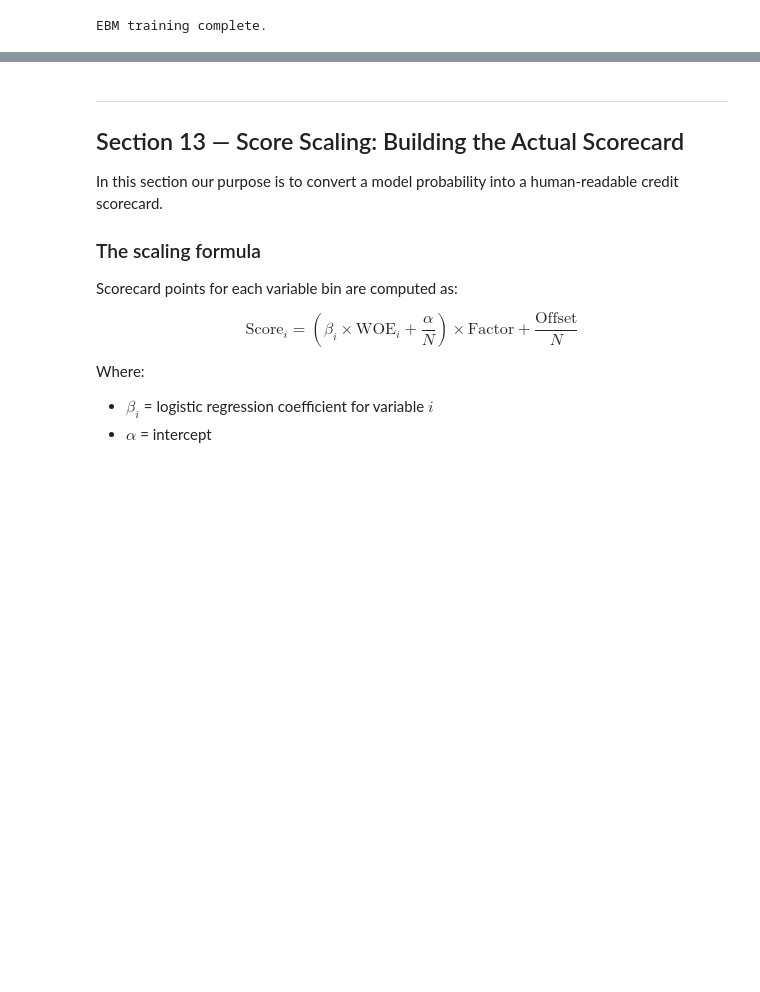
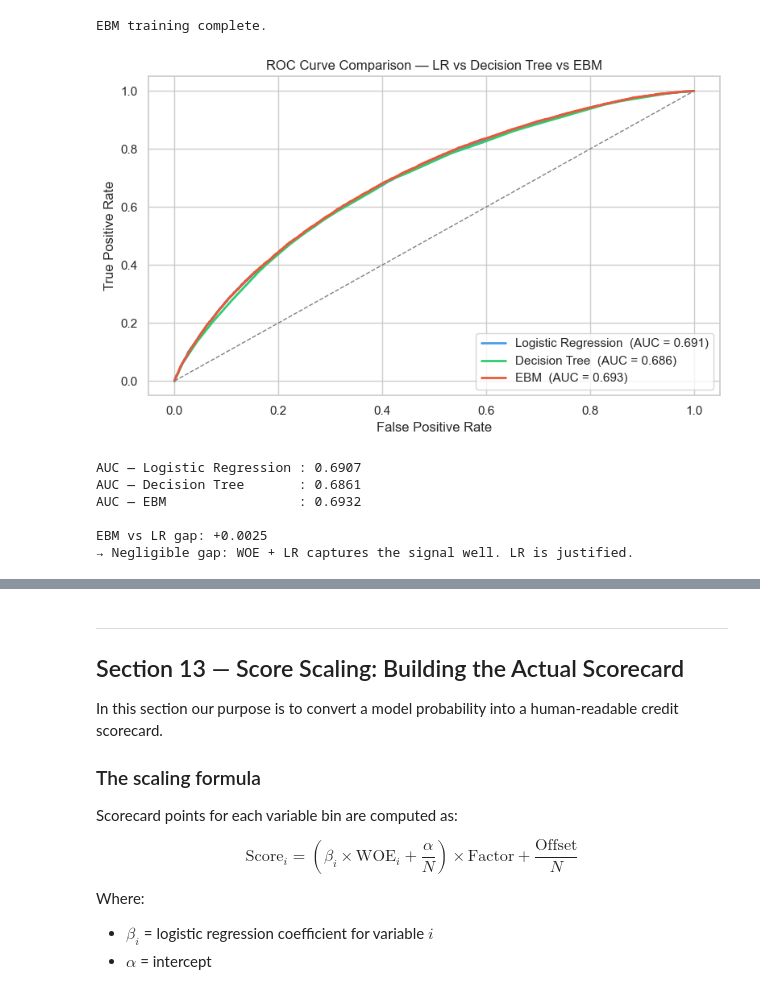
Before and after one commit to sandipanarnab/loan_repayment_credit_score_detection, a Jupyter notebook: notebook/credit_scorecard.ipynb, the cells around one changed output, grey strips where cells are left out. Drawn from its saved outputs; the diff is of its cells as text; code cells hidden in the pictures; blank space fills up the shorter version.

```diff
--- a/notebook/credit_scorecard.ipynb
+++ b/notebook/credit_scorecard.ipynb
@@ -1244,3 +1244,49 @@ y_pred_ebm = (y_prob_ebm >= best_thr_lr).astype(int)  # reuse optimal threshold
 print('EBM training complete.')
 # %% [output]
 EBM training complete.
+# %%
+# ── Step 3: AUC comparison across all three models ───────────────────────────
+# Inference: if EBM AUC >> LR AUC (gap > 0.03), the linear log-odds
+# assumption in LR is losing real signal → revisit WOE bin coarseness.
+# If gap is small, WOE + LR is sufficient and simpler to deploy.
+
+from sklearn.metrics import roc_curve, auc
+
+fpr_ebm, tpr_ebm, _ = roc_curve(y_test, y_prob_ebm)
+auc_ebm = auc(fpr_ebm, tpr_ebm)
+
+fig, ax = plt.subplots(figsize=(8, 5))
+for fpr, tpr, roc_auc, label, color in [
+    (fpr_lr,   tpr_lr,   auc_lr,   'Logistic Regression', '#4C9BE8'),
+    (fpr_tree, tpr_tree, auc_tree, 'Decision Tree',       '#2ECC71'),
+    (fpr_ebm,  tpr_ebm,  auc_ebm,  'EBM',                 '#E8593C'),
+]:
+    ax.plot(fpr, tpr, color=color, lw=2, label=f'{label}  (AUC = {roc_auc:.3f})')
+
+ax.plot([0, 1], [0, 1], 'gray', linestyle='--', lw=1)
+ax.set_xlabel('False Positive Rate')
+ax.set_ylabel('True Positive Rate')
+ax.set_title('ROC Curve Comparison — LR vs Decision Tree vs EBM')
+ax.legend(loc='lower right')
+plt.tight_layout()
+plt.show()
+
+gap = auc_ebm - auc_lr
+print(f'\nAUC — Logistic Regression : {auc_lr:.4f}')
+print(f'AUC — Decision Tree       : {auc_tree:.4f}')
+print(f'AUC — EBM                 : {auc_ebm:.4f}')
+print(f'\nEBM vs LR gap: {gap:+.4f}')
+if gap > 0.03:
+    print('→ Significant gap: LR is losing signal. Review WOE bin coarseness.')
+elif gap > 0.01:
+    print('→ Modest gap: WOE linearisation is mostly working. EBM adds marginal lift.')
+else:
+    print('→ Negligible gap: WOE + LR captures the signal well. LR is justified.')
+# %% [output]
+[figure, added]
+AUC — Logistic Regression : 0.6907
+AUC — Decision Tree       : 0.6861
+AUC — EBM                 : 0.6932
+
+EBM vs LR gap: +0.0025
+→ Negligible gap: WOE + LR captures the signal well. LR is justified.
```
Also changed, not shown: parts of 4 cells of this notebook.
